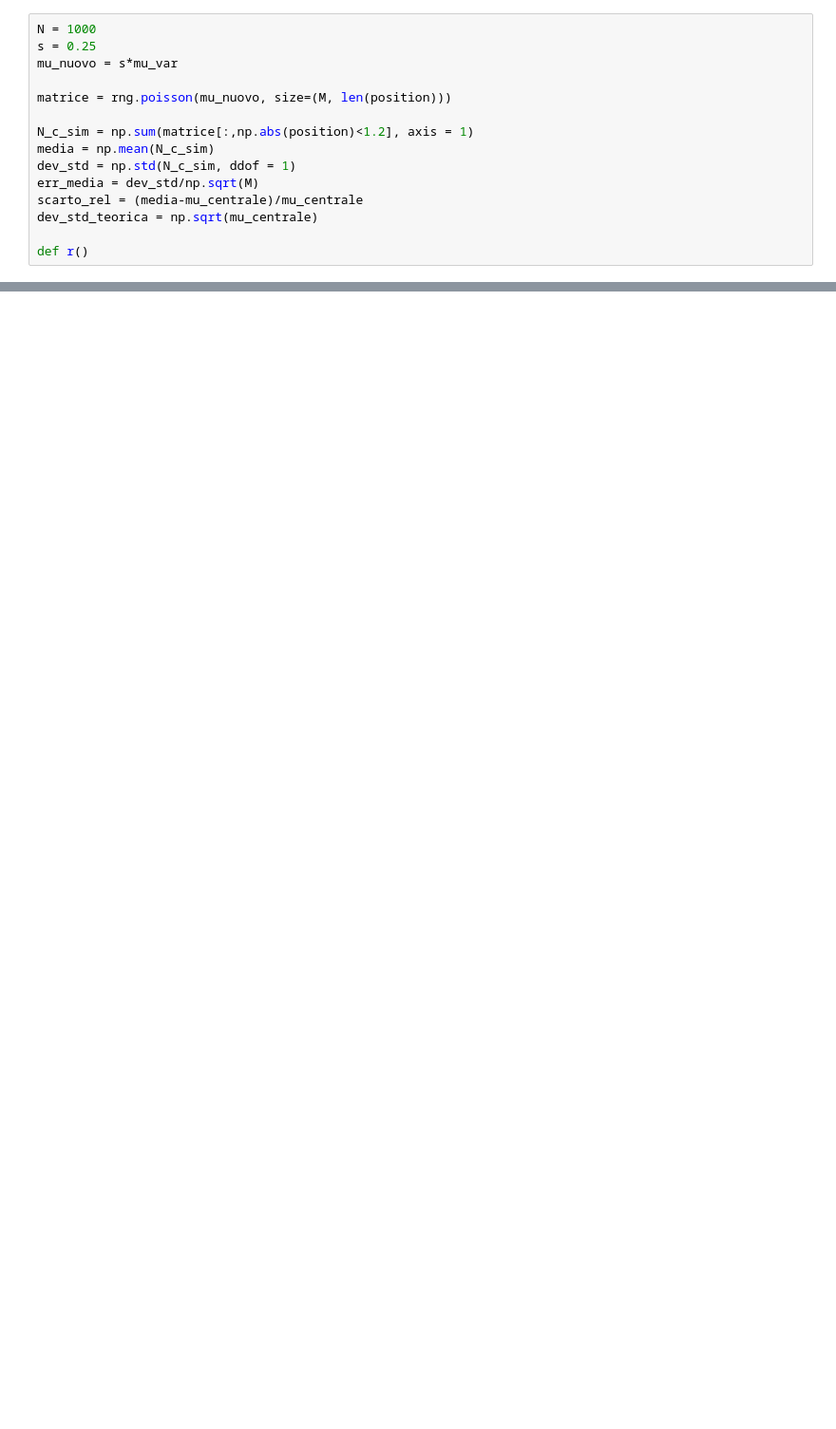
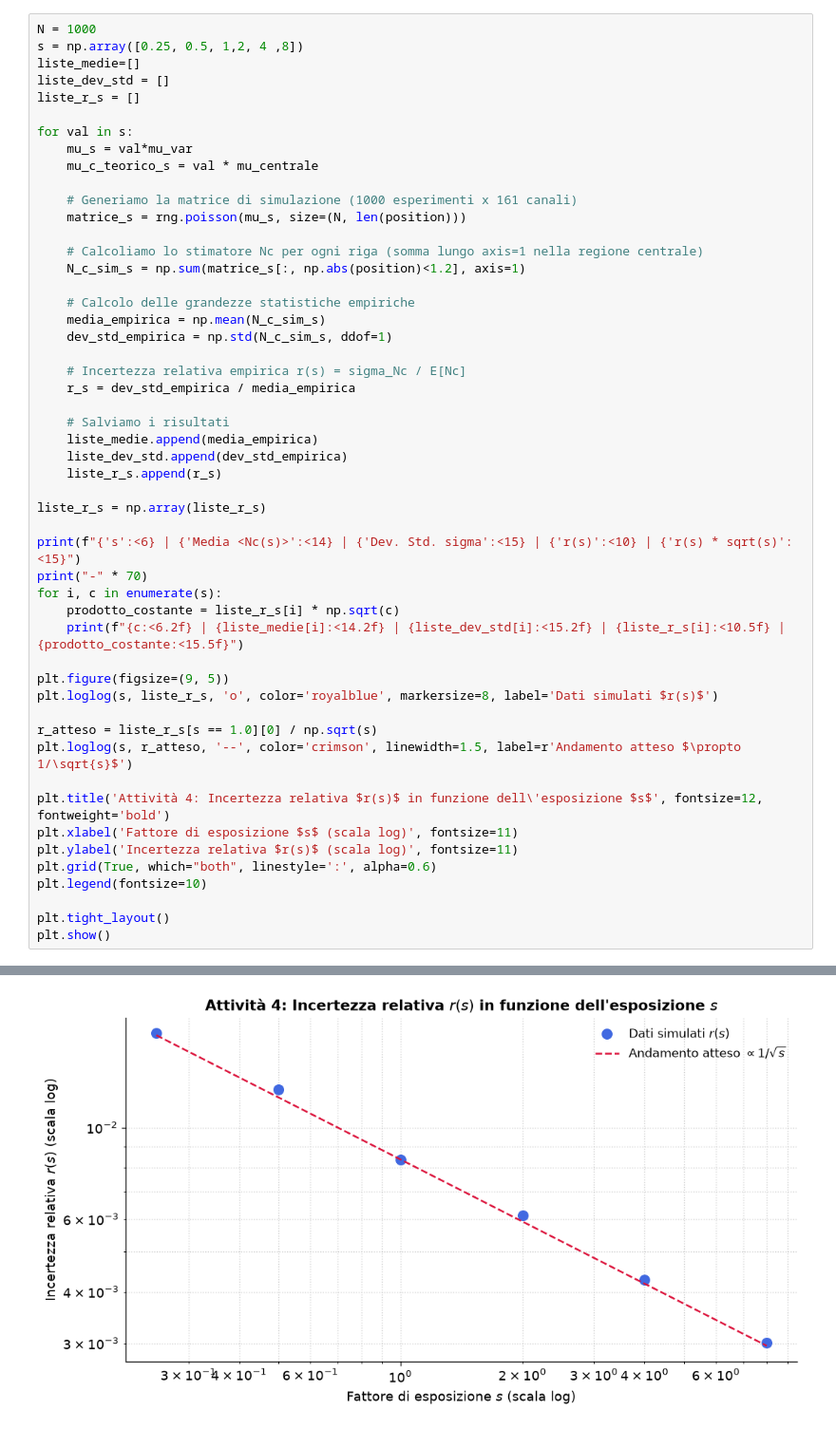
Before and after one commit to tambu-cpu/lab2, a Jupyter notebook: lab2.ipynb, the cells around one changed output, grey strips where cells are left out. Shown at 95% size. Cells and saved outputs as stored; diff of their text form; blank space fills up the shorter version.

```diff
--- a/lab2.ipynb
+++ b/lab2.ipynb
@@ -115,16 +115,53 @@ plt.show()
 [figure]
 # %%
 N = 1000
-s = 0.25
-mu_nuovo = s*mu_var
+s = np.array([0.25, 0.5, 1,2, 4 ,8])
+liste_medie=[]
+liste_dev_std = []
+liste_r_s = []
 
-matrice = rng.poisson(mu_nuovo, size=(M, len(position)))
+for val in s:
+    mu_s = val*mu_var
+    mu_c_teorico_s = val * mu_centrale
 
-N_c_sim = np.sum(matrice[:,np.abs(position)<1.2], axis = 1)
-media = np.mean(N_c_sim)
-dev_std = np.std(N_c_sim, ddof = 1)
-err_media = dev_std/np.sqrt(M)
-scarto_rel = (media-mu_centrale)/mu_centrale
-dev_std_teorica = np.sqrt(mu_centrale)
+    # Generiamo la matrice di simulazione (1000 esperimenti x 161 canali)
+    matrice_s = rng.poisson(mu_s, size=(N, len(position)))
 
-def r()
+    # Calcoliamo lo stimatore Nc per ogni riga (somma lungo axis=1 nella regione centrale)
+    N_c_sim_s = np.sum(matrice_s[:, np.abs(position)<1.2], axis=1)
+
+    # Calcolo delle grandezze statistiche empiriche
+    media_empirica = np.mean(N_c_sim_s)
+    dev_std_empirica = np.std(N_c_sim_s, ddof=1)
+
+    # Incertezza relativa empirica r(s) = sigma_Nc / E[Nc]
+    r_s = dev_std_empirica / media_empirica
+
+    # Salviamo i risultati
+    liste_medie.append(media_empirica)
+    liste_dev_std.append(dev_std_empirica)
+    liste_r_s.append(r_s)
+
+liste_r_s = np.array(liste_r_s)
+
+print(f"{'s':<6} | {'Media <Nc(s)>':<14} | {'Dev. Std. sigma':<15} | {'r(s)':<10} | {'r(s) * sqrt(s)':<15}")
+print("-" * 70)
+for i, c in enumerate(s):
+    prodotto_costante = liste_r_s[i] * np.sqrt(c)
+    print(f"{c:<6.2f} | {liste_medie[i]:<14.2f} | {liste_dev_std[i]:<15.2f} | {liste_r_s[i]:<10.5f} | {prodotto_costante:<15.5f}")
+
+plt.figure(figsize=(9, 5))
+plt.loglog(s, liste_r_s, 'o', color='royalblue', markersize=8, label='Dati simulati $r(s)$')
+
+r_atteso = liste_r_s[s == 1.0][0] / np.sqrt(s)
+plt.loglog(s, r_atteso, '--', color='crimson', linewidth=1.5, label=r'Andamento atteso $\propto 1/\sqrt{s}$')
+
+plt.title('Attività 4: Incertezza relativa $r(s)$ in funzione dell\'esposizione $s$', fontsize=12, fontweight='bold')
+plt.xlabel('Fattore di esposizione $s$ (scala log)', fontsize=11)
+plt.ylabel('Incertezza relativa $r(s)$ (scala log)', fontsize=11)
+plt.grid(True, which="both", linestyle=':', alpha=0.6)
+plt.legend(fontsize=10)
+
+plt.tight_layout()
+plt.show()
+# %% [output]
@@ -130,0 +176 @@ def r()
+[figure, added]
```
Also changed, not shown: parts of 1 cell of this notebook.
